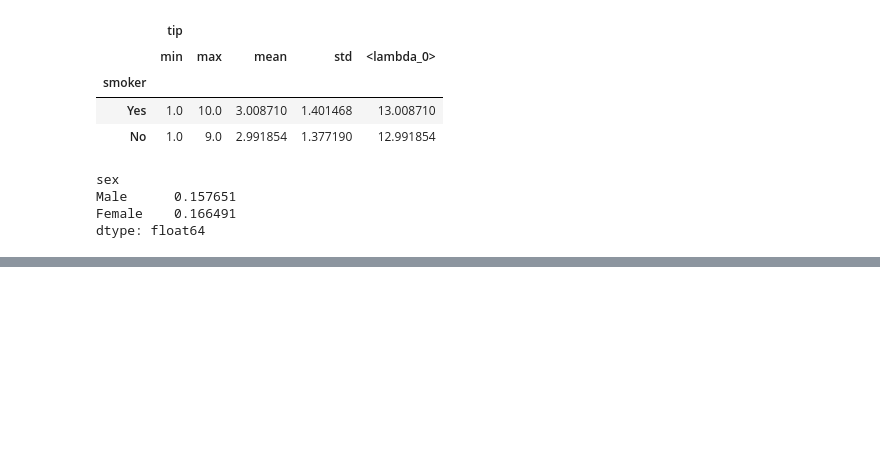
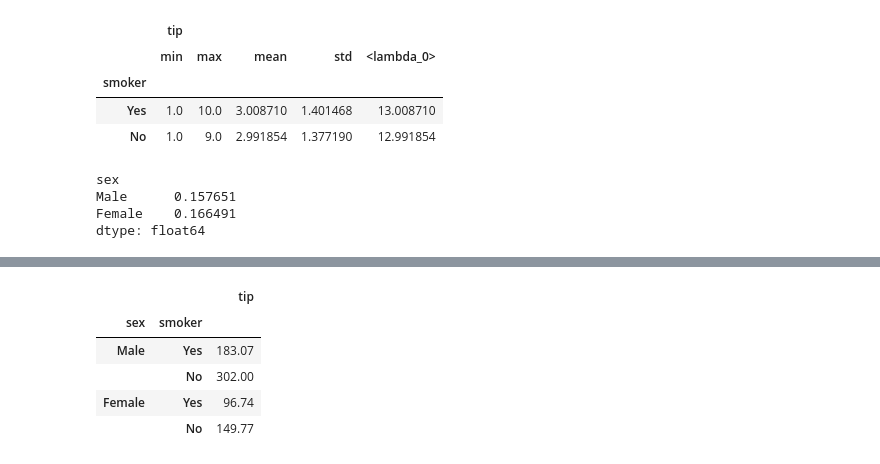
Before and after one commit to vcautela/Data_Wrangling, a Jupyter notebook: Data_Wrangling.ipynb, the cells around one changed output, grey strips where cells are left out. Cells and saved outputs as stored; diff of their text form; code cells hidden in the pictures; blank space fills up the shorter version.

```diff
--- a/Data_Wrangling.ipynb
+++ b/Data_Wrangling.ipynb
@@ -382,0 +422,9 @@ dtype: float64
+# %%
+df.groupby(['sex', 'smoker']).tip.sum().to_frame()
+# %% [output]
+|  |  | tip |
+| sex | smoker |  |
+| Male | Yes | 183.07 |
+|  | No | 302.00 |
+| Female | Yes | 96.74 |
+|  | No | 149.77 |
```
Also changed, not shown: parts of 3 cells of this notebook.
